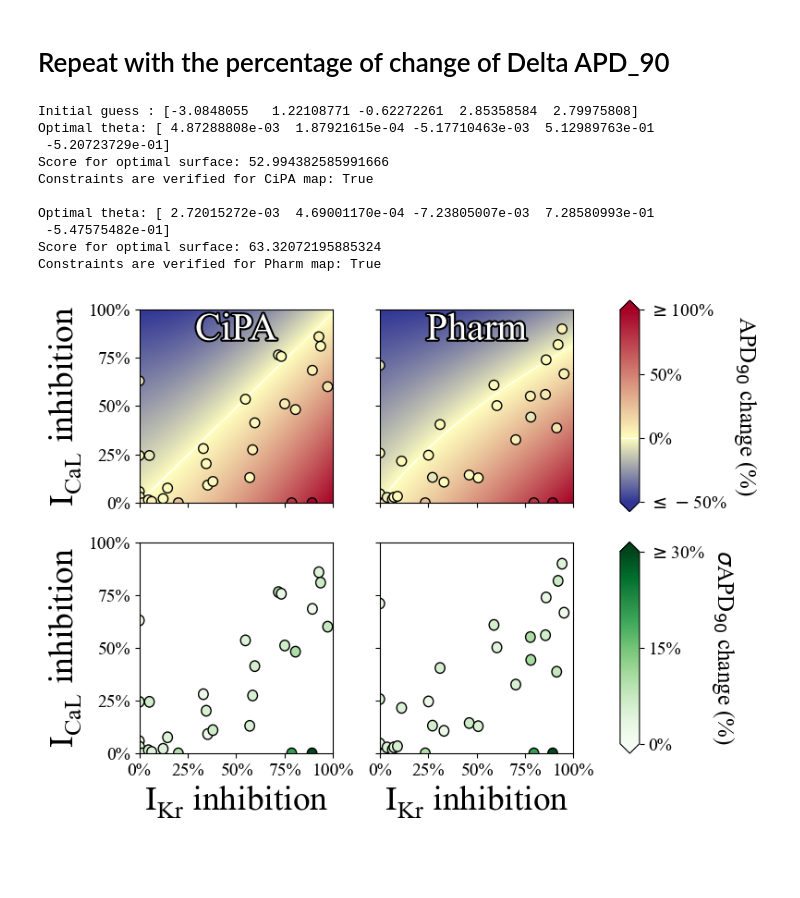
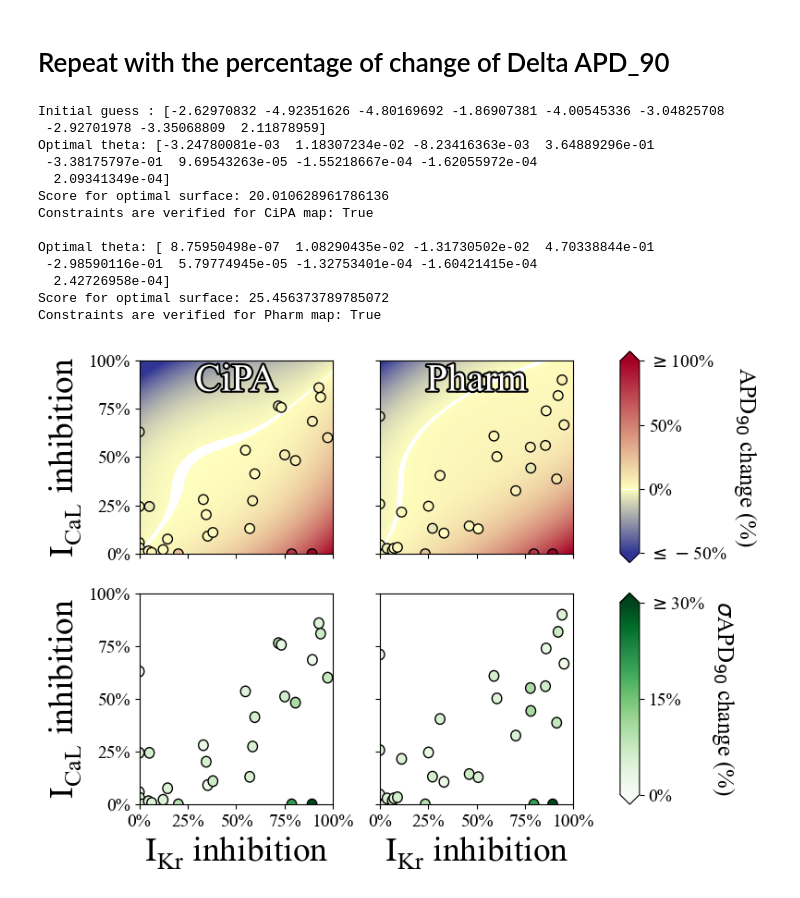
Before and after one commit to CardiacModelling/APD90_ex_vivo_vs_in_silico, a Jupyter notebook: Visualisation of experimental data/plot 2D map of experimental DAPD.ipynb, the cells around one changed output. Drawn from its saved outputs; the diff is of its cells as text; code cells hidden in the pictures; blank space fills up the shorter version.

```diff
--- a/Visualisation of experimental data/plot 2D map of experimental DAPD.ipynb
+++ b/Visualisation of experimental data/plot 2D map of experimental DAPD.ipynb
@@ -74,7 +74,7 @@ loaded_Pharm = pd.read_csv(data_Pharm, delimiter = ';')
 # %%
 import scipy.optimize
 def surface(x, y, theta):
-    return theta[0] * x**2  + theta[1] * y**2 + theta[2]*x*y + theta[3]*x + theta[4]*y #+ theta[5] * x**3 + theta[6] * y**3 + theta[7]*x**2*y + theta[8]*y**2*x
+    return theta[0] * x**2  + theta[1] * y**2 + theta[2]*x*y + theta[3]*x + theta[4]*y + theta[5] * x**3 + theta[6] * y**3 + theta[7]*x**2*y + theta[8]*y**2*x
 # %%
 # Find the optimal quadratic surface that matches the data
 def constraints_verified(theta):
@@ -115,11 +115,13 @@ def surface_score(theta, *loaded):
     return np.sum(np.power(abs(scores), 1))
 
 # Initialise the surface
-theta_0 = [0.0] * 5
+theta_0 = [0.0] * 9
+np.random.seed(1234567)
+theta_0 = np.random.uniform(low = -5, high = 5, size=9)
 print('Initial guess : ' + str(theta_0))
 
 res = scipy.optimize.differential_evolution(surface_score,
-                                            bounds = ([(-5, 5) for _ in range(5)]),
+                                            bounds = ([(-5, 5) for _ in range(9)]),
                                             x0=theta_0,
                                             args=(loaded_CiPA, ))
 theta_CiPA = res.x
@@ -128,7 +130,7 @@ print('Score for optimal surface: ' + str(res.fun))
 print('Constraints are verified for CiPA map: ' + str(constraints_verified(theta_CiPA)))
 
 res = scipy.optimize.differential_evolution(surface_score,
-                                            bounds = ([(-5, 5) for _ in range(5)]),
+                                            bounds = ([(-5, 5) for _ in range(9)]),
                                             x0=theta_0,
                                             args=(loaded_Pharm, ))
 theta_Pharm = res.x
@@ -337,33 +343,33 @@ def surface_score(theta, *loaded):
         scores *= 100
     return np.sum(np.power(abs(scores), 1))
 
-np.random.seed(1234)
-theta_0 = np.random.uniform(low = -5, high = 5, size=5)
 print('Initial guess : ' + str(theta_0))
-
-res = scipy.optimize.differential_evolution(surface_score, bounds = ([(-5, 5) for _ in range(5)]),
+res = scipy.optimize.differential_evolution(surface_score, bounds = ([(-5, 5) for _ in range(9)]),
                                             x0=theta_0, args=(loaded_CiPA_percent, ))
 theta_CiPA_percent = res.x
 print('Optimal theta: ' + str(theta_CiPA_percent))
 print('Score for optimal surface: ' + str(res.fun))
 print('Constraints are verified for CiPA map: ' + str(constraints_verified(theta_CiPA_percent)))
 
-res = scipy.optimize.differential_evolution(surface_score, bounds = ([(-5, 5) for _ in range(5)]),
+res = scipy.optimize.differential_evolution(surface_score, bounds = ([(-5, 5) for _ in range(9)]),
                                             x0=theta_0, args=(loaded_Pharm_percent, ))
 theta_Pharm_percent = res.x
 print('\nOptimal theta: ' + str(theta_Pharm_percent))
 print('Score for optimal surface: ' + str(res.fun))
 print('Constraints are verified for Pharm map: ' + str(constraints_verified(theta_Pharm_percent)))
 # %% [output]
-Initial guess : [-3.0848055   1.22108771 -0.62272261  2.85358584  2.79975808]
-Optimal theta: [ 4.87288808e-03  1.87921615e-04 -5.17710463e-03  5.12989763e-01
- -5.20723729e-01]
-Score for optimal surface: 52.994382585991666
+Initial guess : [-2.62970832 -4.92351626 -4.80169692 -1.86907381 -4.00545336 -3.04825708
+ -2.92701978 -3.35068809  2.11878959]
+Optimal theta: [-3.24780081e-03  1.18307234e-02 -8.23416363e-03  3.64889296e-01
+ -3.38175797e-01  9.69543263e-05 -1.55218667e-04 -1.62055972e-04
+  2.09341349e-04]
+Score for optimal surface: 20.010628961786136
 Constraints are verified for CiPA map: True
 
-Optimal theta: [ 2.72015272e-03  4.69001170e-04 -7.23805007e-03  7.28580993e-01
- -5.47575482e-01]
-Score for optimal surface: 63.32072195885324
+Optimal theta: [ 8.75950498e-07  1.08290435e-02 -1.31730502e-02  4.70338844e-01
+ -2.98590116e-01  5.79774945e-05 -1.32753401e-04 -1.60421415e-04
+  2.42726958e-04]
+Score for optimal surface: 25.456373789785072
 Constraints are verified for Pharm map: True
 # %%
 x = np.linspace(0, 100, 101)
@@ -421,32 +427,32 @@ ax = axes['CiPA std']
 plot_map(loaded_CiPA['IKr block'], loaded_CiPA['ICaL block'], loaded_CiPA['Sigma'], ax=ax, cmap = cm.get_cmap('Greens'), cmin = 0 ,cmax = 100)
 #ax.text(x=50, y = 98, s = 'CiPA', fontsize = 30, color = 'white', ha = 'center', va = 'top',
 #       path_effects=[pe.withStroke(linewidth=3, foreground='black')])
 
 
 # CiPA std
 ax = axes['Pharm std']
 plot_map(loaded_Pharm['IKr block'], loaded_Pharm['ICaL block'], loaded_Pharm['Sigma'], ax=ax, cmap = cm.get_cmap('Greens'), cmin = 0, cmax = 100)
 #ax.text(x=50, y = 98, s = 'Pharm', fontsize = 30, color = 'white', ha = 'center', va = 'top',
 #       path_effects=[pe.withStroke(linewidth=3, foreground='black')])
 ax.set_ylabel('')
 ax.set_yticklabels(['', '', '', '', ''])
 
 # Add the legend
 ax = axes['cbar std']
 norm = plt.Normalize(0, 30)
 sm =  ScalarMappable(cmap=cm.get_cmap('Greens'), norm = norm)
 sm.set_array([])
 
 cbar = fig.colorbar(sm, extend = 'both', cax = ax)
 cbar.set_ticks([0, 15, 30])
 cbar.ax.set_yticklabels(['0%', '15%', '$\geq$30%'], fontsize = 14)
 cbar.set_label('$\sigma$APD$_{90}$ change (%)', rotation=270, fontsize = 18, labelpad = 25)
 
 
 # Save
-save_name = 'DAPD experimental benchmark quadratic surface - percentage'
+save_name = 'DAPD experimental benchmark cubic surface - percentage'
 plt.tight_layout()
 plt.savefig(save_name + '.png', dpi = 300, transparent=True)
 plt.savefig(save_name + '.pdf', format = 'pdf', transparent=True, bbox_inches = 'tight')
 # %% [output]
-[figure, old version]
+[figure, new version]
```
Also changed, not shown: parts of 2 cells of this notebook, 21 other files.
